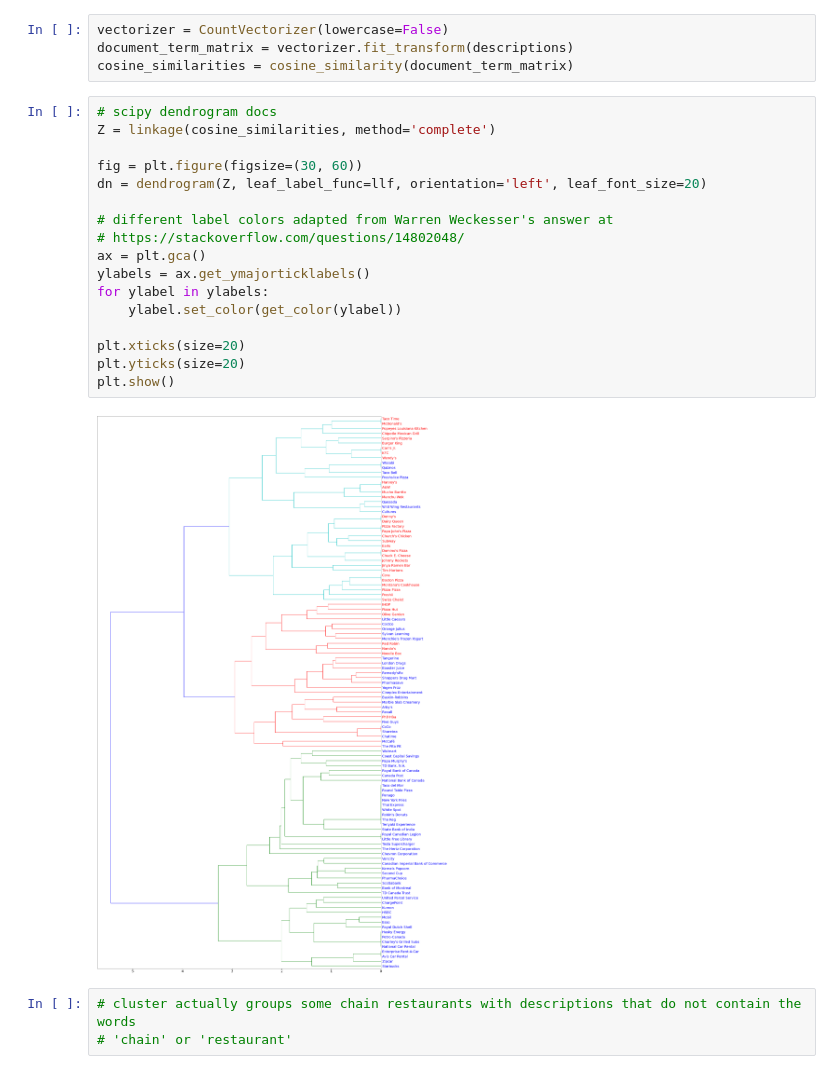
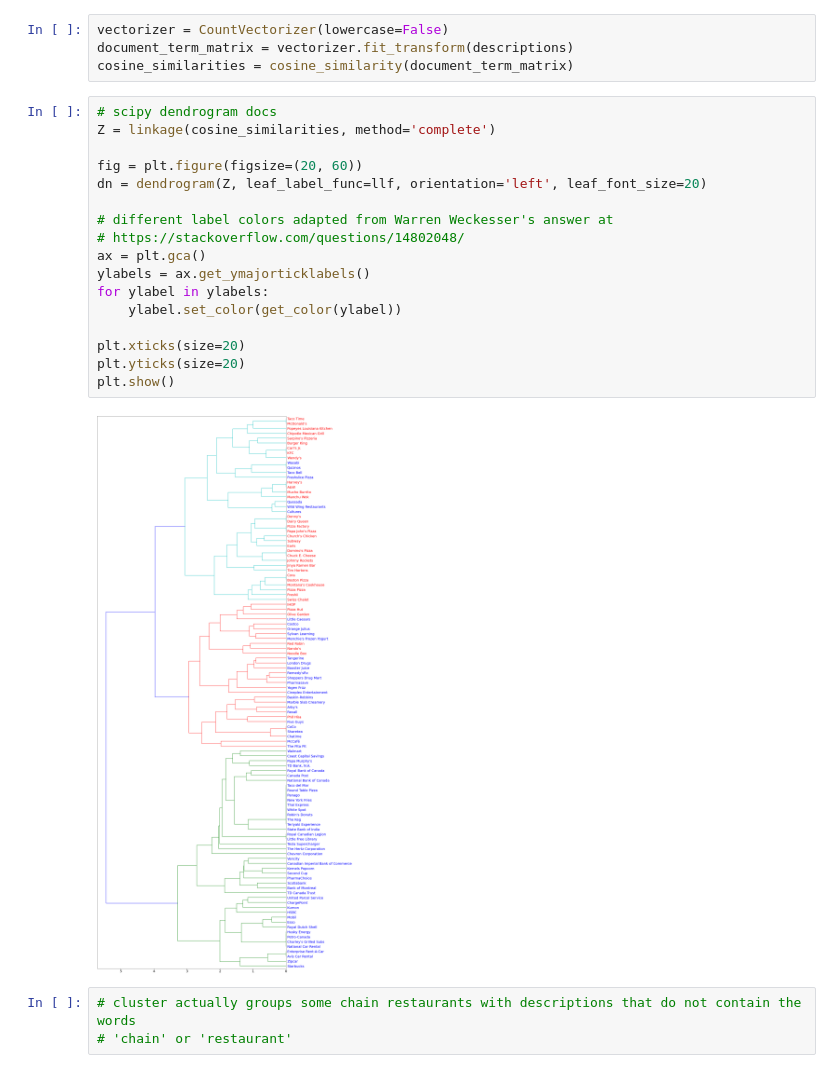
Before and after one commit to ys-lin14/cmpt-353-project, a Jupyter notebook: identify_chain_restaurants.ipynb, the cells around one changed output. Cells and saved outputs as stored; diff of their text form.

```diff
--- a/identify_chain_restaurants.ipynb
+++ b/identify_chain_restaurants.ipynb
@@ -51,22 +51,22 @@ cosine_similarities = cosine_similarity(document_term_matrix)
 # %%
 # scipy dendrogram docs
 Z = linkage(cosine_similarities, method='complete')
 
-fig = plt.figure(figsize=(30, 60))
+fig = plt.figure(figsize=(20, 60))
 dn = dendrogram(Z, leaf_label_func=llf, orientation='left', leaf_font_size=20)
 
 # different label colors adapted from Warren Weckesser's answer at
 # https://stackoverflow.com/questions/14802048/
 ax = plt.gca()
 ylabels = ax.get_ymajorticklabels()
 for ylabel in ylabels:
     ylabel.set_color(get_color(ylabel))
 
 plt.xticks(size=20)
 plt.yticks(size=20)
 plt.show()
 # %% [output]
-[figure, old version]
+[figure, new version]
 # %%
 # cluster actually groups some chain restaurants with descriptions that do not contain the words
 # 'chain' or 'restaurant'
```
